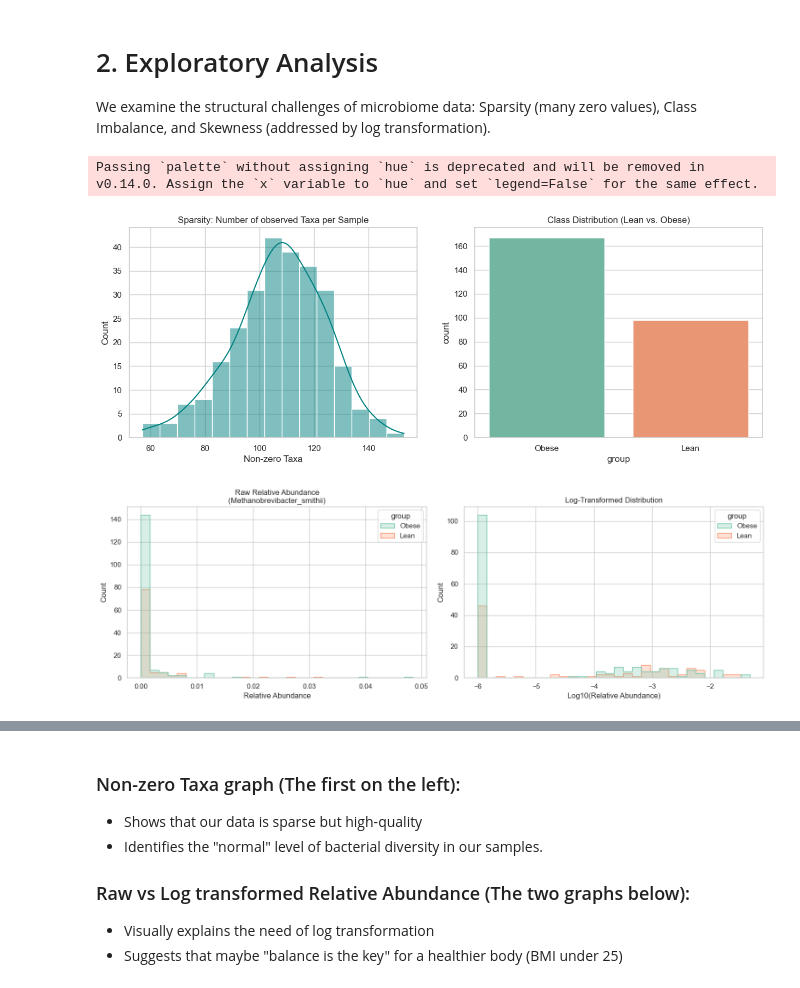
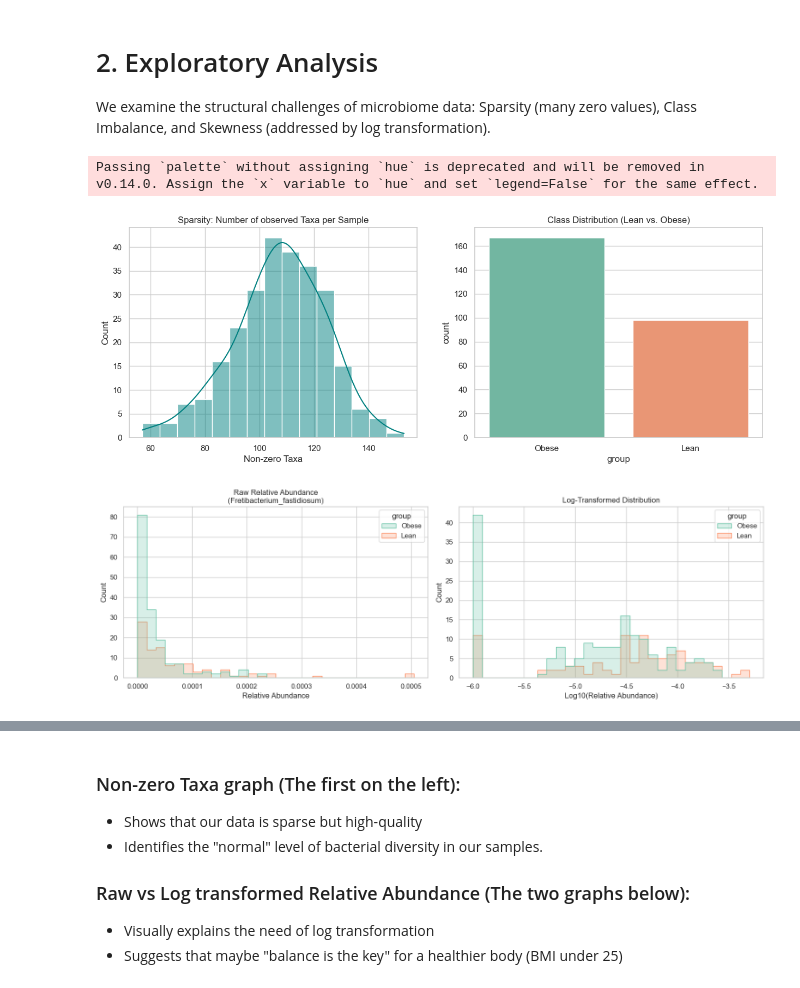
Before and after one commit to lior-benjman/Obesity-gut-bacterial, a Jupyter notebook: research.ipynb, the cells around one changed output, grey strips where cells are left out. Saved outputs shown, nothing was run; the diff lists cells and outputs as text; code cells hidden in the pictures.

Commit message:
Adjustments
Adding more plots to the log transform before and after

```diff
--- a/research.ipynb
+++ b/research.ipynb
@@ -106,31 +113,33 @@ We examine the structural challenges of microbiome data: Sparsity (many zero val
 # %%
 fig, axes = plt.subplots(1, 2, figsize=(15, 5))
 
 # Sparsity Visual
 nonzero_counts = (X > 0).sum(axis=1)
 sns.histplot(nonzero_counts, kde=True, color='teal', ax=axes[0])
 axes[0].set_title("Sparsity: Number of observed Taxa per Sample")
 axes[0].set_xlabel("Non-zero Taxa")
 
 # Class Imbalance Visual
 sns.countplot(x=y, palette=['#66c2a5', '#fc8d62'], ax=axes[1])
 axes[1].set_title("Class Distribution (Lean vs. Obese)")
 plt.show()
 
 # Skewness Contrast Visual
 fig, axes = plt.subplots(1, 2, figsize=(15, 5))
-sample_taxon = X.columns[0]
+sample_taxon1 = X.columns[370]
+sample_taxon2 = X.columns[238]
+sample_taxon3 = X.columns[168]
 
-sns.histplot(x=X[sample_taxon], hue=y, bins=30, ax=axes[0], palette=['#66c2a5', '#fc8d62'], element="step", common_norm=False)
-axes[0].set_title(f"Raw Relative Abundance\n({sample_taxon.split('|')[-1]})")
+sns.histplot(x=X[sample_taxon1], hue=y, bins=30, ax=axes[0], palette=['#66c2a5', '#fc8d62'], element="step", common_norm=False)
+axes[0].set_title(f"Raw Relative Abundance\n({sample_taxon1.split('|')[-1]})")
 axes[0].set_xlabel("Relative Abundance")
 
-sns.histplot(x=X_log[sample_taxon], hue=y, bins=30, ax=axes[1], palette=['#66c2a5', '#fc8d62'], element="step", common_norm=False)
+sns.histplot(x=X_log[sample_taxon1], hue=y, bins=30, ax=axes[1], palette=['#66c2a5', '#fc8d62'], element="step", common_norm=False)
 axes[1].set_title("Log-Transformed Distribution")
 axes[1].set_xlabel("Log10(Relative Abundance)")
 plt.tight_layout()
 plt.show()
 # %% [output]
 Passing `palette` without assigning `hue` is deprecated and will be removed in v0.14.0. Assign the `x` variable to `hue` and set `legend=False` for the same effect.
 [figure]
-[figure, old version]
+[figure, new version]
```
Also changed, not shown: parts of 9 cells of this notebook, 1 other file.
